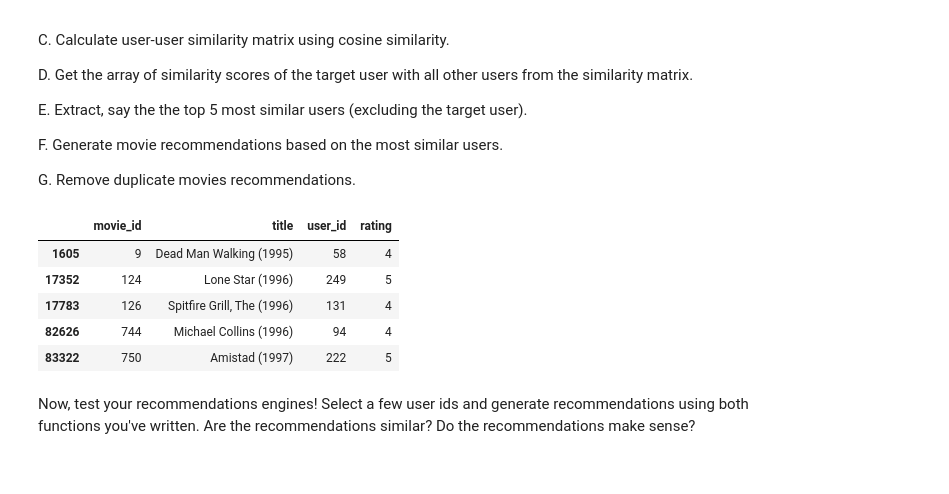
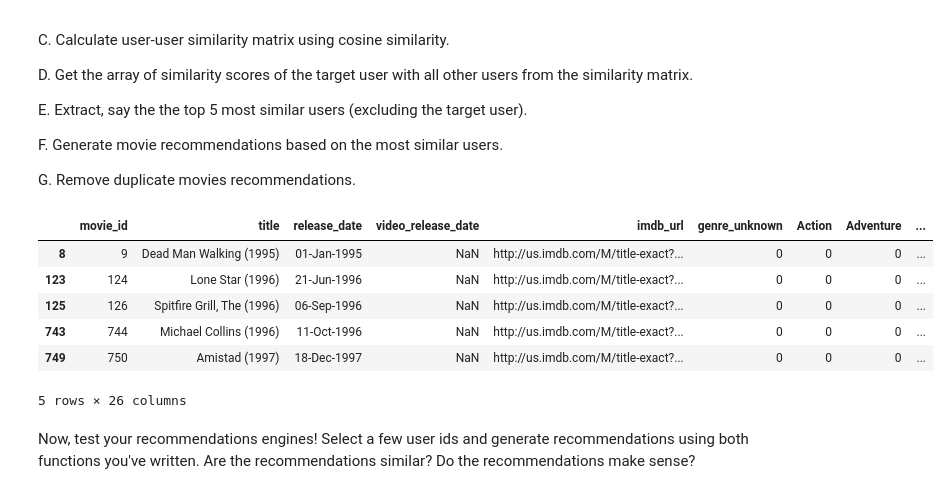
Before and after one commit to turgutcem/mec2-projects, a Jupyter notebook: Student_MLE_MiniProject_Recommendation_Engines.ipynb, the cells around one changed output. Drawn from its saved outputs; the diff is of its cells as text; code cells hidden in the pictures.

```diff
--- a/Student_MLE_MiniProject_Recommendation_Engines.ipynb
+++ b/Student_MLE_MiniProject_Recommendation_Engines.ipynb
@@ -304,35 +303,36 @@ Here is your task:
 # %%
 # Collaborative Filtering using User-Item Interactions
 def collaborative_filtering_recommendation(user_id, df):
   # Create the user-item matrix
   user_item_matrix = df.pivot_table(index='user_id', columns='title', values='rating')
   # Fill missing values with 0 (indicating no rating)
   user_item_matrix = user_item_matrix.fillna(0)
   # Calculate user-user similarity matrix using cosine similarity
   user_similarity_matrix = cosine_similarity(user_item_matrix)
   user_similarity_df = pd.DataFrame(user_similarity_matrix, index=user_item_matrix.index, columns=user_item_matrix.index)
   # Get the similarity scores of the target user with all other users
   user_similarities = user_similarity_df.loc[user_id].sort_values(ascending=False)
   # Find the top N most similar users (excluding the target user)
   top_similar_users = user_similarities[1:6].index.tolist()
   # Generate movie recommendations based on the most similar users
   similar_users_ratings = user_item_matrix.loc[top_similar_users]
   mean_ratings = similar_users_ratings.mean()
   user_rated_movies = user_item_matrix.loc[user_id]
   unrated_movies = mean_ratings[user_rated_movies == 0]
   recommendations = unrated_movies.sort_values(ascending=False).head(5)
   # Remove duplicates from recommendations
-  recommended_movies = df[df['title'].isin(recommendations.index)].drop_duplicates(subset=['movie_id'])
+  recommended_movies = movies[movies['title'].isin(recommendations.index)].drop_duplicates(subset=['movie_id'])
   return recommended_movies
 
 collaborative_filtering_recommendation(2,df)
 # %% [output]
-|  | movie_id | title | user_id | rating |
-| 1605 | 9 | Dead Man Walking (1995) | 58 | 4 |
-| 17352 | 124 | Lone Star (1996) | 249 | 5 |
-| 17783 | 126 | Spitfire Grill, The (1996) | 131 | 4 |
-| 82626 | 744 | Michael Collins (1996) | 94 | 4 |
-| 83322 | 750 | Amistad (1997) | 222 | 5 |
+|  | movie_id | title | release_date | video_release_date | imdb_url | genre_unknown | Action | Adventure | ... |
+| 8 | 9 | Dead Man Walking (1995) | 01-Jan-1995 | NaN | http://us.imdb.com/M/title-exact?... | 0 | 0 | 0 | ... |
+| 123 | 124 | Lone Star (1996) | 21-Jun-1996 | NaN | http://us.imdb.com/M/title-exact?... | 0 | 0 | 0 | ... |
+| 125 | 126 | Spitfire Grill, The (1996) | 06-Sep-1996 | NaN | http://us.imdb.com/M/title-exact?... | 0 | 0 | 0 | ... |
+| 743 | 744 | Michael Collins (1996) | 11-Oct-1996 | NaN | http://us.imdb.com/M/title-exact?... | 0 | 0 | 0 | ... |
+| 749 | 750 | Amistad (1997) | 18-Dec-1997 | NaN | http://us.imdb.com/M/title-exact?... | 0 | 0 | 0 | ... |
+5 rows × 26 columns
 # %% [markdown]
 Now, test your recommendations engines! Select a few user ids and generate recommendations using both functions you've written. Are the recommendations similar? Do the recommendations make sense?
 # %%
```
Also changed, not shown: parts of 3 cells of this notebook.
